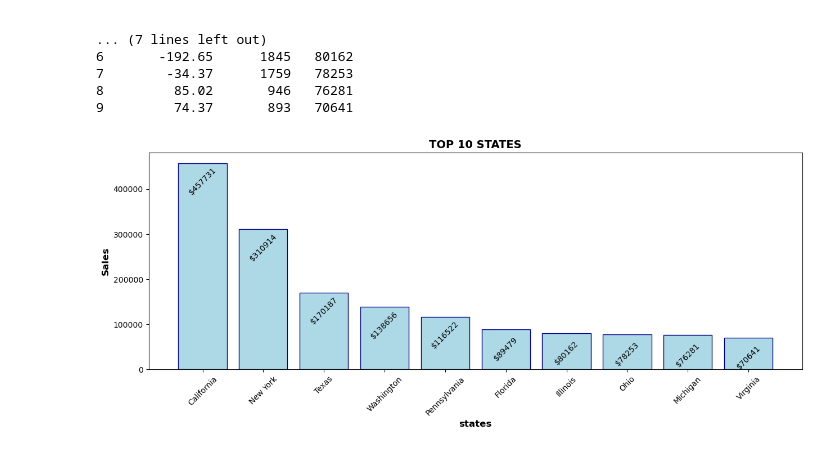
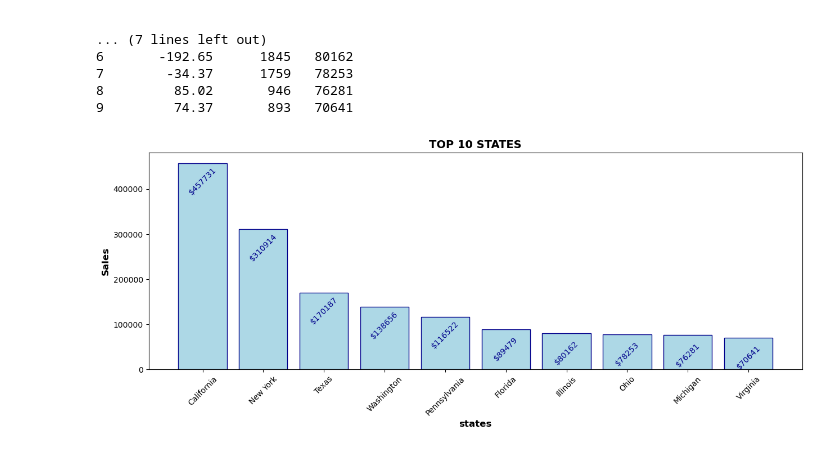
Before and after one commit to sabheen9/SQL, a Jupyter notebook: Superstore Sales forecasting and EDA.ipynb, the cells around one changed output. Drawn from its saved outputs; the diff is of its cells as text; code cells hidden in the pictures.

```diff
--- a/Superstore Sales forecasting and EDA.ipynb
+++ b/Superstore Sales forecasting and EDA.ipynb
@@ -146,12 +146,12 @@ print(top_states)
 # %%
 plt.figure(figsize=(15,5))
 plt.title("TOP 10 STATES",fontsize=14,fontweight='bold')
 plt.xlabel("states",fontsize=12,fontweight='bold')
 plt.ylabel("Sales",fontsize=12,fontweight='bold')
 plt.bar(top_states['State'],top_states['Sales'],color='lightblue',edgecolor='darkblue')
 plt.xticks(rotation=45)
 
 for k,v in top_states['Sales'].items():
-    plt.text(k,v-70000,'$'+str(v),horizontalalignment='center',rotation=45)
+    plt.text(k,v-70000,'$'+str(v),horizontalalignment='center',rotation=45,color='darkblue')
 # %% [output]
-[figure, old version]
+[figure, new version]
```
